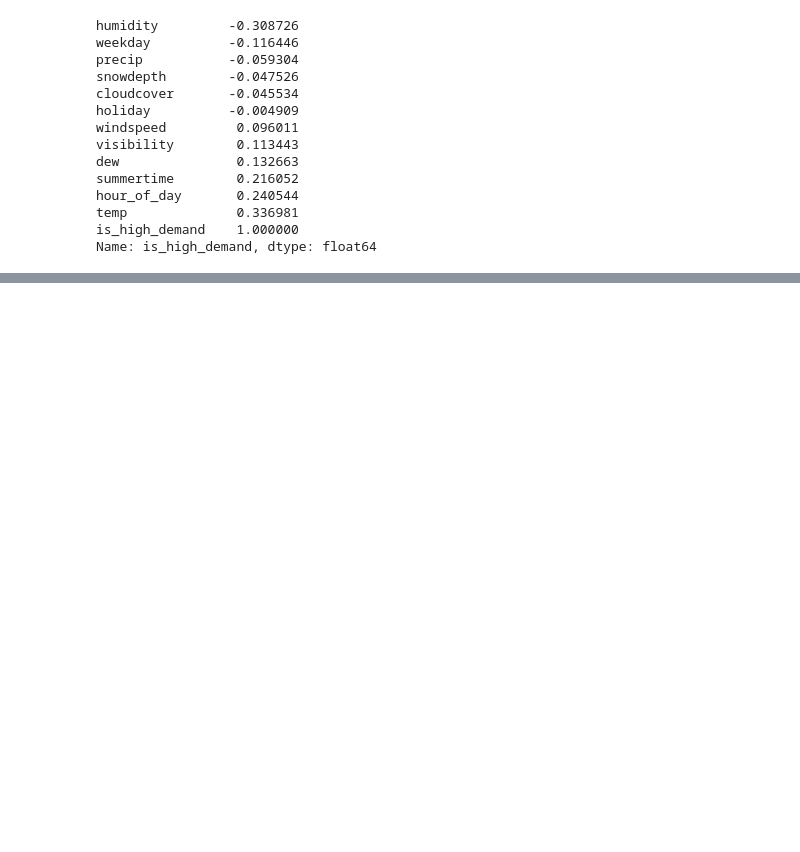
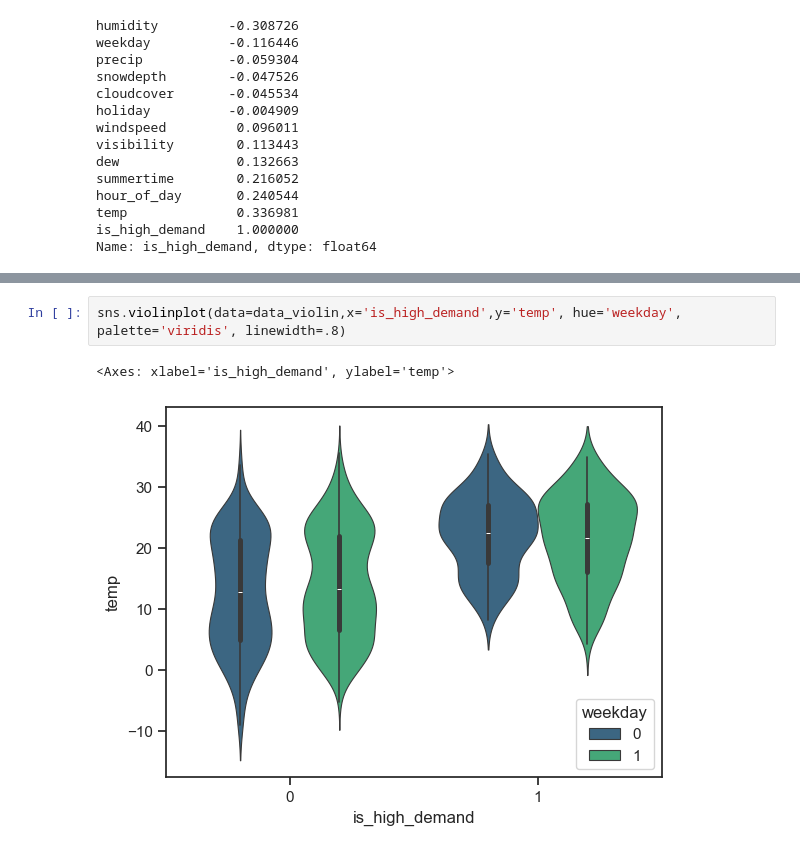
Before and after one commit to vaughankraska/BIKES_SML, a Jupyter notebook: notebooks/finn_exploratory_analysis.ipynb, the cells around one changed output, grey strips where cells are left out. Saved outputs shown, nothing was run; the diff lists cells and outputs as text; blank space fills up the shorter version.

```diff
--- a/notebooks/finn_exploratory_analysis.ipynb
+++ b/notebooks/finn_exploratory_analysis.ipynb
@@ -97,0 +112,5 @@ plt.savefig('../figures/highly_correlated_pair_plot.svg',format='svg', dpi=800,
+# %%
+sns.violinplot(data=data_violin,x='is_high_demand',y='temp', hue='weekday', palette='viridis', linewidth=.8)
+# %% [output]
+<Axes: xlabel='is_high_demand', ylabel='temp'>
+[figure, added]
```
Also changed, not shown: parts of 7 cells of this notebook.
